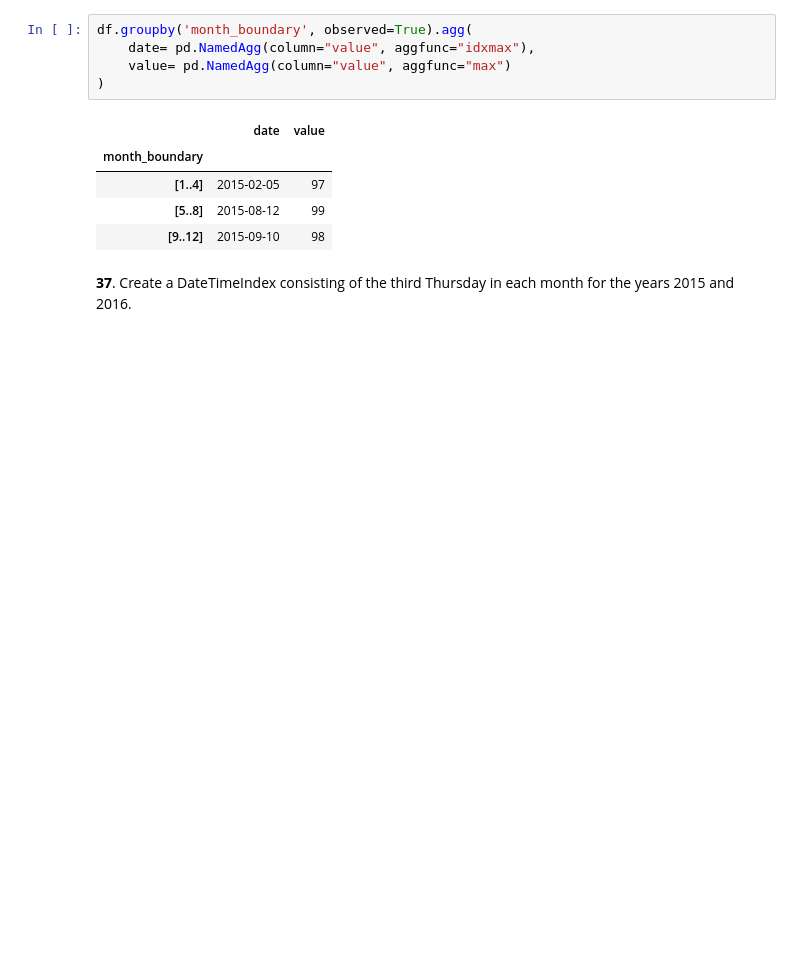
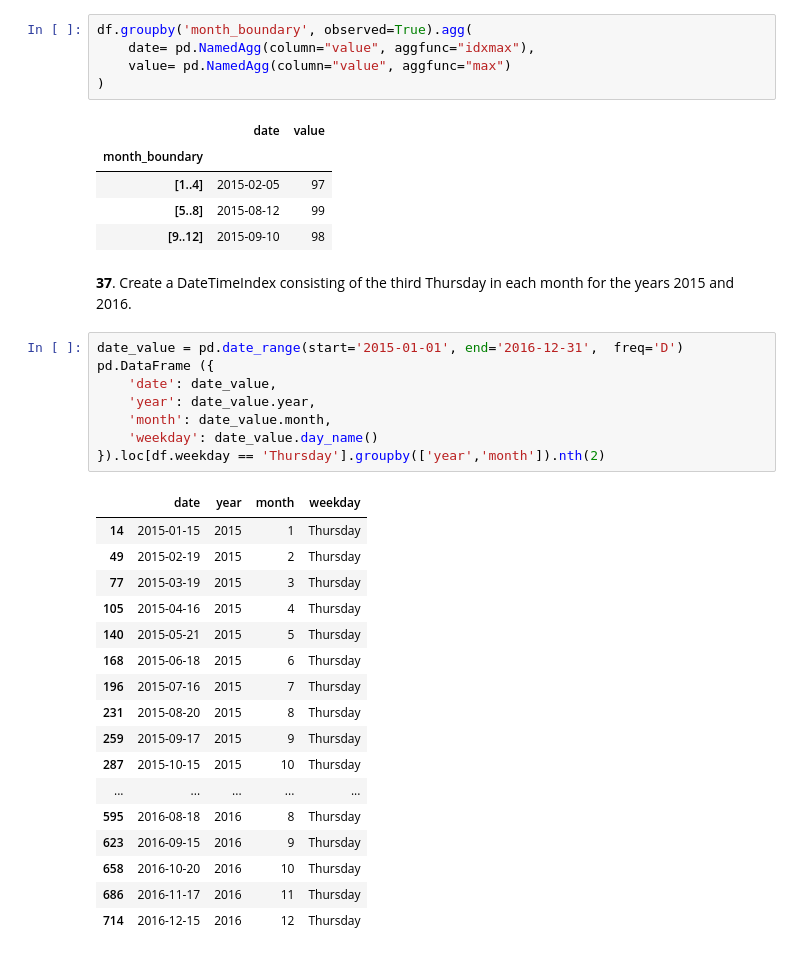
Before and after one commit to unchil/Notebook, a Jupyter notebook: Puzzles_Python.ipynb, the cells around one changed output. Cells and saved outputs as stored; diff of their text form; blank space fills up the shorter version.

```diff
--- a/Puzzles_Python.ipynb
+++ b/Puzzles_Python.ipynb
@@ -1302,3 +1302,29 @@ df.groupby('month_boundary', observed=True).agg(
 | [9..12] | 2015-09-10 | 98 |
 # %% [markdown]
 **37**. Create a DateTimeIndex consisting of the third Thursday in each month for the years 2015 and 2016.
+# %%
+date_value = pd.date_range(start='2015-01-01', end='2016-12-31',  freq='D')
+pd.DataFrame ({
+    'date': date_value,
+    'year': date_value.year,
+    'month': date_value.month,
+    'weekday': date_value.day_name()
+}).loc[df.weekday == 'Thursday'].groupby(['year','month']).nth(2)
+# %% [output]
+|  | date | year | month | weekday |
+| 14 | 2015-01-15 | 2015 | 1 | Thursday |
+| 49 | 2015-02-19 | 2015 | 2 | Thursday |
+| 77 | 2015-03-19 | 2015 | 3 | Thursday |
+| 105 | 2015-04-16 | 2015 | 4 | Thursday |
+| 140 | 2015-05-21 | 2015 | 5 | Thursday |
+| 168 | 2015-06-18 | 2015 | 6 | Thursday |
+| 196 | 2015-07-16 | 2015 | 7 | Thursday |
+| 231 | 2015-08-20 | 2015 | 8 | Thursday |
+| 259 | 2015-09-17 | 2015 | 9 | Thursday |
+| 287 | 2015-10-15 | 2015 | 10 | Thursday |
+| ... | ... | ... | ... | ... |
+| 595 | 2016-08-18 | 2016 | 8 | Thursday |
+| 623 | 2016-09-15 | 2016 | 9 | Thursday |
+| 658 | 2016-10-20 | 2016 | 10 | Thursday |
+| 686 | 2016-11-17 | 2016 | 11 | Thursday |
+| 714 | 2016-12-15 | 2016 | 12 | Thursday |
```
